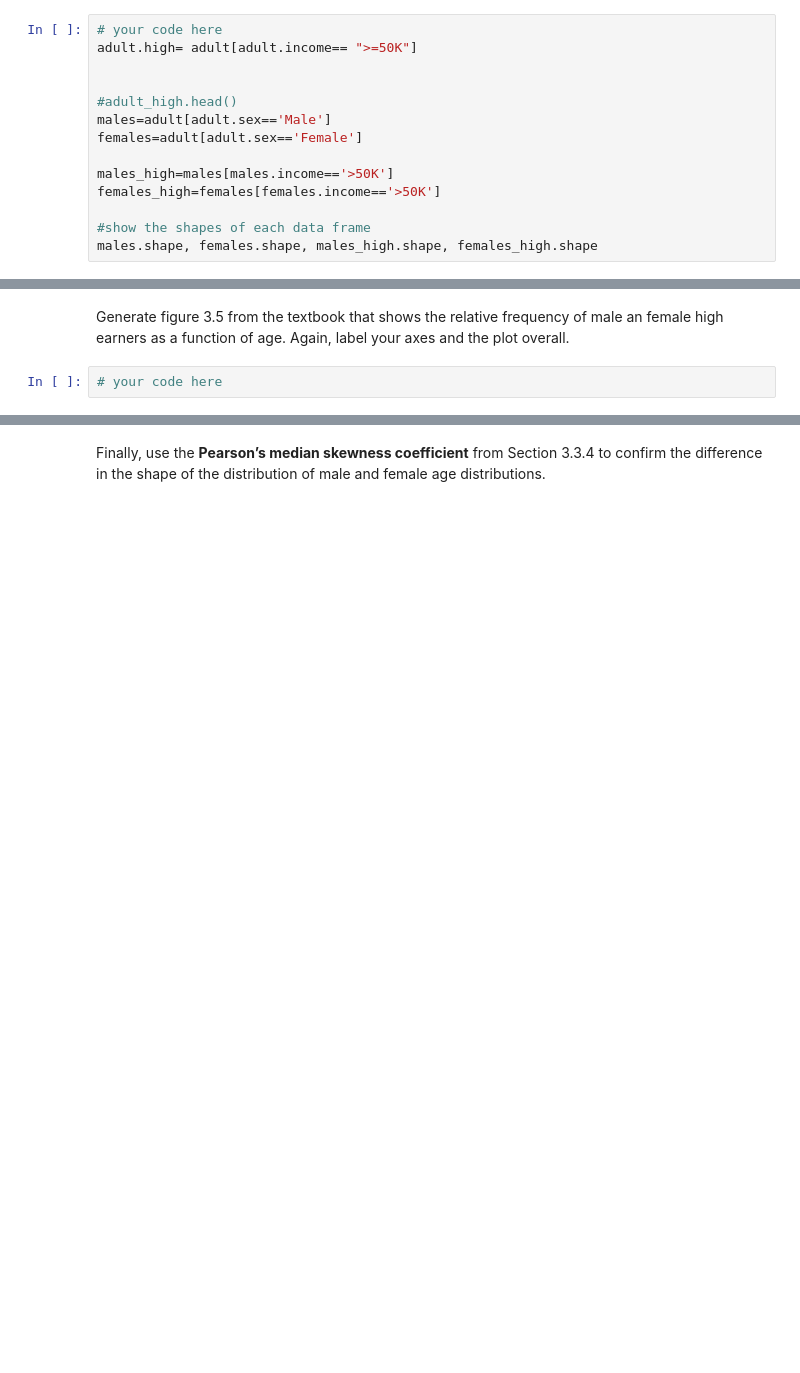
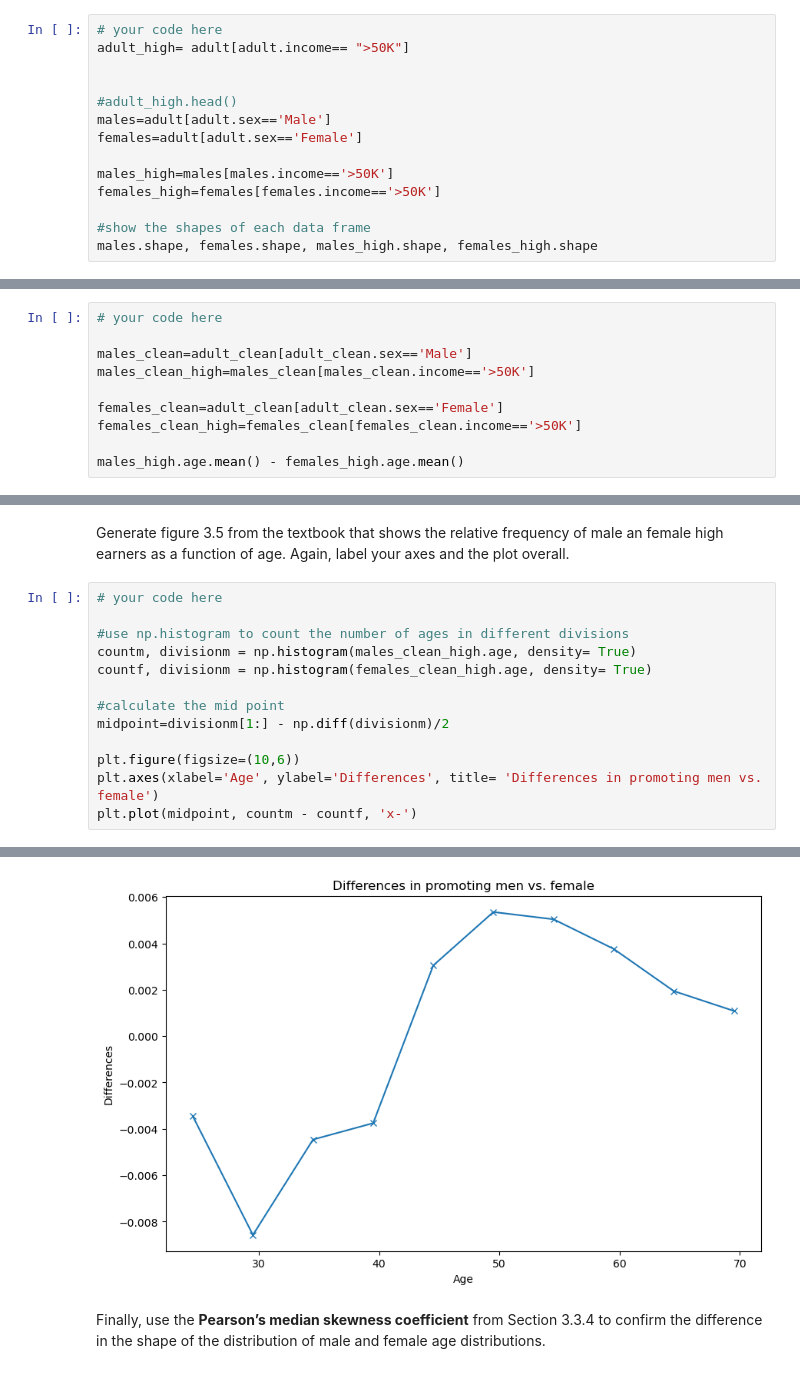
Before and after one commit to fuleshwari13/Practical-Workshops, a Jupyter notebook: Workshop Week 3.ipynb, the cells around one changed output, grey strips where cells are left out. Saved outputs shown, nothing was run; the diff lists cells and outputs as text; blank space fills up the shorter version.

```diff
--- a/Workshop Week 3.ipynb
+++ b/Workshop Week 3.ipynb
@@ -116,7 +116,7 @@ The first task is to create separate dataframes for males and females, and for m
 One criticism I have of the code in the text is that they use very short variable names like df and ml2.  I've called the main dataframe `adult`; I suggest you use slightly longer varible names (`males`, `males_high`) to make your code easier to read - although avoid really long names (`males_with_high_income`) as they can make your code hard to read.
 # %%
 # your code here
-adult.high= adult[adult.income== ">=50K"]
+adult_high= adult[adult.income== ">50K"]
 
 
 #adult_high.head()
@@ -178,0 +244,10 @@ Given this filtered dataset, repeat the analysis in the remainder of section 3.3
+# %%
+# your code here
+
+males_clean=adult_clean[adult_clean.sex=='Male']
+males_clean_high=males_clean[males_clean.income=='>50K']
+
+females_clean=adult_clean[adult_clean.sex=='Female']
+females_clean_high=females_clean[females_clean.income=='>50K']
+
+males_high.age.mean() - females_high.age.mean()
@@ -179,4 +260,16 @@ Given this filtered dataset, repeat the analysis in the remainder of section 3.3
 # %% [markdown]
 Generate figure 3.5 from the textbook that shows the relative frequency of male an female high earners as a function of age.  Again, label your axes and the plot overall.
-# %%
-# your code here
+# %%
+# your code here
+
+#use np.histogram to count the number of ages in different divisions
+countm, divisionm = np.histogram(males_clean_high.age, density= True)
+countf, divisionm = np.histogram(females_clean_high.age, density= True)
+
+#calculate the mid point
+midpoint=divisionm[1:] - np.diff(divisionm)/2
+
+plt.figure(figsize=(10,6))
+plt.axes(xlabel='Age', ylabel='Differences', title= 'Differences in promoting men vs. female')
+plt.plot(midpoint, countm - countf, 'x-')
+# %% [output]
@@ -183,2 +277,3 @@ Generate figure 3.5 from the textbook that shows the relative frequency of male
+[figure, added]
 # %% [markdown]
 Finally, use the **Pearson’s median skewness coefficient** from Section 3.3.4 to confirm the difference in the shape of the distribution of male and female age distributions.
```
Also changed, not shown: parts of 17 cells of this notebook.
